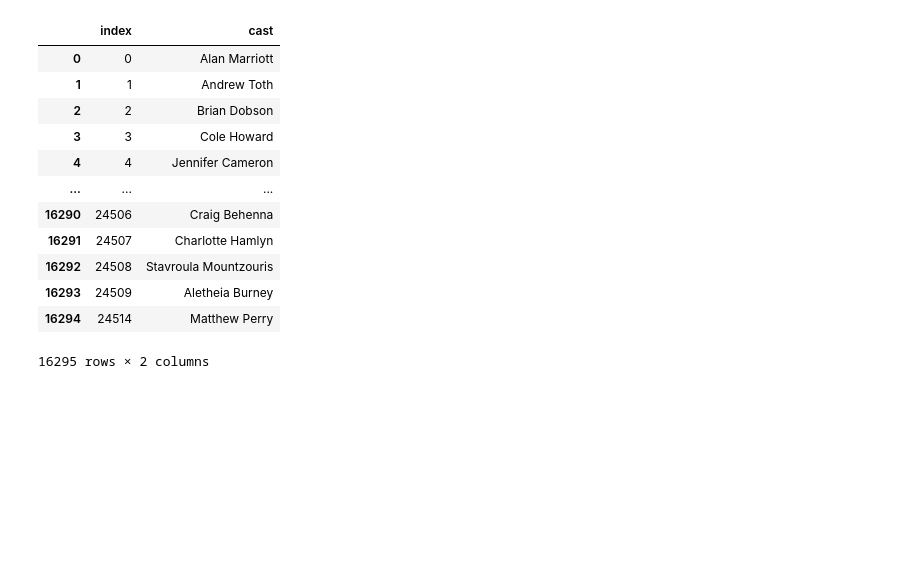
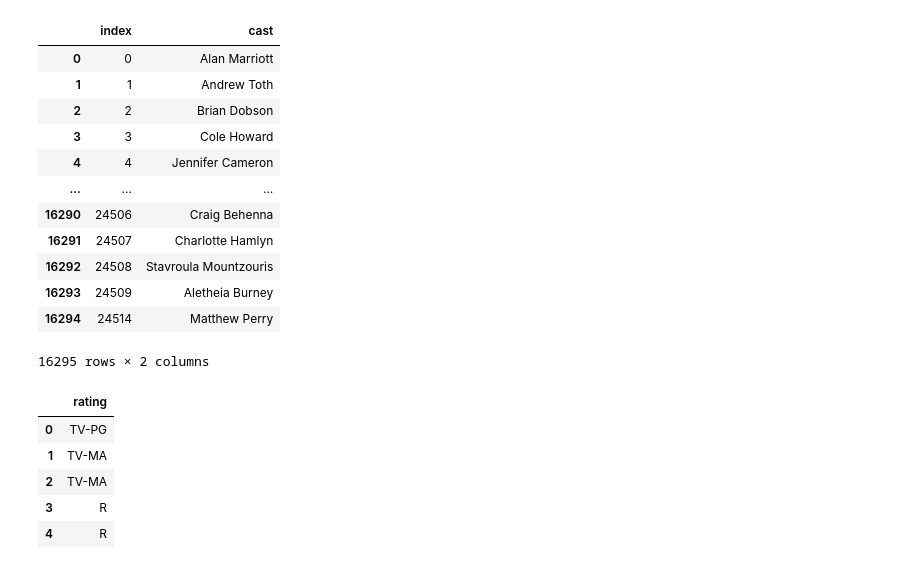
Before and after one commit to ahmadfarouk/ETL-Project, a Jupyter notebook: Project-2-Local.ipynb, the cells around one changed output. Cells and saved outputs as stored; diff of their text form; code cells hidden in the pictures; blank space fills up the shorter version.

```diff
--- a/Project-2-Local.ipynb
+++ b/Project-2-Local.ipynb
@@ -235,3 +235,14 @@ for cols in cast_df['cast']:
     statement = f"INSERT INTO players VALUES ({i},'{cols}')"
     conn.execute(statement)
     i=i+1
+# %%
+pg_rating_df = pd.DataFrame(df_new,columns=['rating'])
+pg_rating_df = pg_rating_df.reset_index(drop=True)
+pg_rating_df.head()
+# %% [output]
+|  | rating |
+| 0 | TV-PG |
+| 1 | TV-MA |
+| 2 | TV-MA |
+| 3 | R |
+| 4 | R |
```
Also changed, not shown: parts of 7 cells of this notebook, 1 other file.
